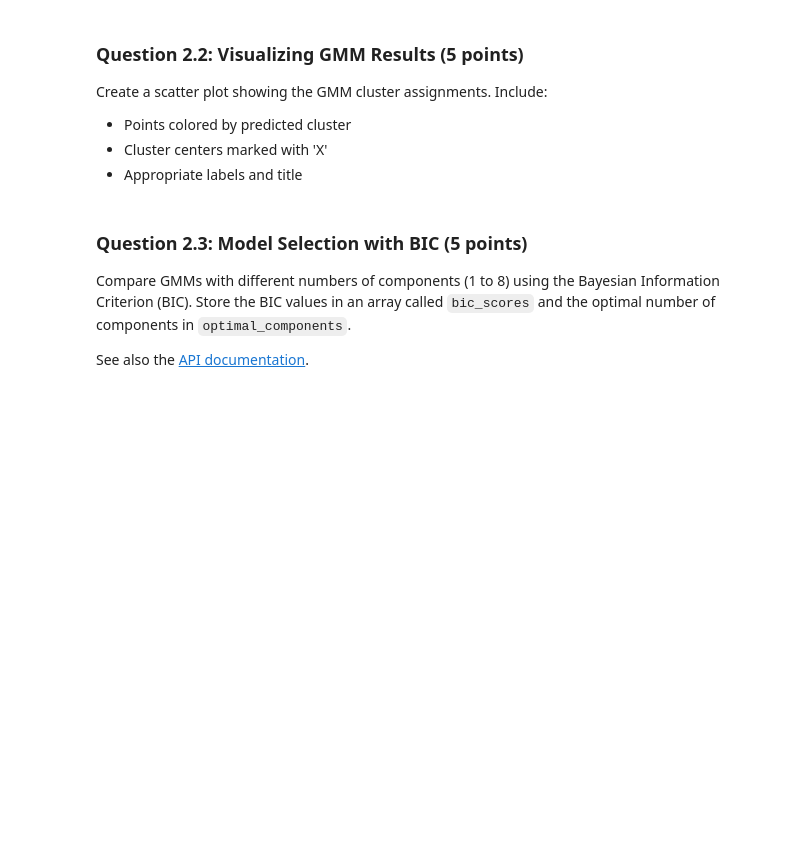
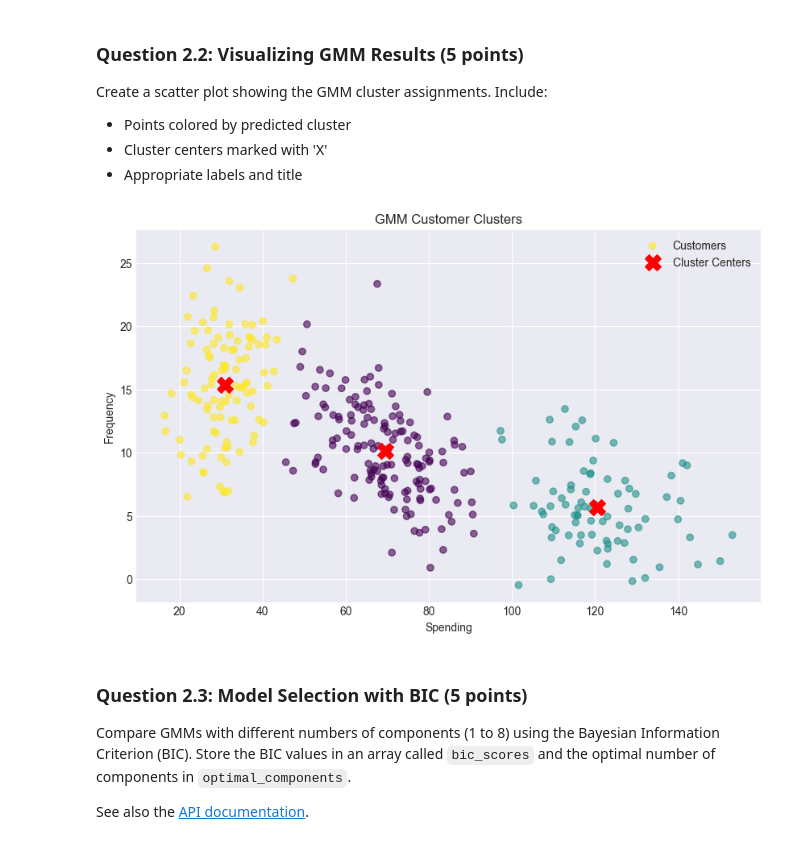
Before and after one commit to ChWasam/fa2025_assignments, a Jupyter notebook: homework05/clustering_gmm_hw.ipynb, the cells around one changed output. Saved outputs shown, nothing was run; the diff lists cells and outputs as text; code cells hidden in the pictures; blank space fills up the shorter version.

```diff
--- a/homework05/clustering_gmm_hw.ipynb
+++ b/homework05/clustering_gmm_hw.ipynb
@@ -253,8 +279,13 @@ Fit a Gaussian Mixture Model with 3 components to the customer data. Store the f
 # %%
 X_customer = customer_df[['spending', 'frequency']].values
 
-# YOUR CODE HERE
-...
+gmm_model = GaussianMixture(
+    n_components=3,
+    covariance_type='full',
+    random_state=42
+    )
+gmm_model.fit(X_customer)
+gmm_labels = gmm_model.predict(X_customer)
 
 print(f"Converged: {gmm_model.converged_}")
 print(f"Number of iterations: {gmm_model.n_iter_}")
@@ -279,3 +308,29 @@ plt.show()
+# %%
+plt.figure(figsize=(10, 6))
+plt.scatter(
+    X_customer[:, 0],
+    X_customer[:, 1],
+    c=gmm_labels,
+    cmap='viridis',
+    alpha=0.6,
+    label='Customers'
+)
+# Cluster centers
+plt.scatter(
+    gmm_model.means_[:, 0],
+    gmm_model.means_[:, 1],
+    c='red',
+    marker='X',
+    s=200,
+    label='Cluster Centers'
+)
+plt.xlabel('Spending')
+plt.ylabel('Frequency')
+plt.title('GMM Customer Clusters')
+plt.legend()
+plt.show()
+# %% [output]
+[figure, added]
 # %% [markdown]
 <!-- END QUESTION -->
 
```
Also changed, not shown: parts of 25 cells of this notebook.
